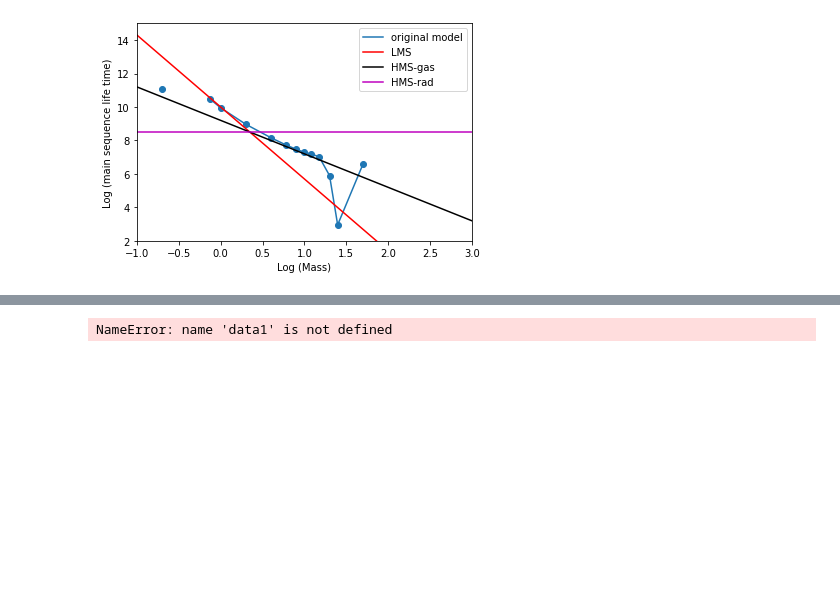
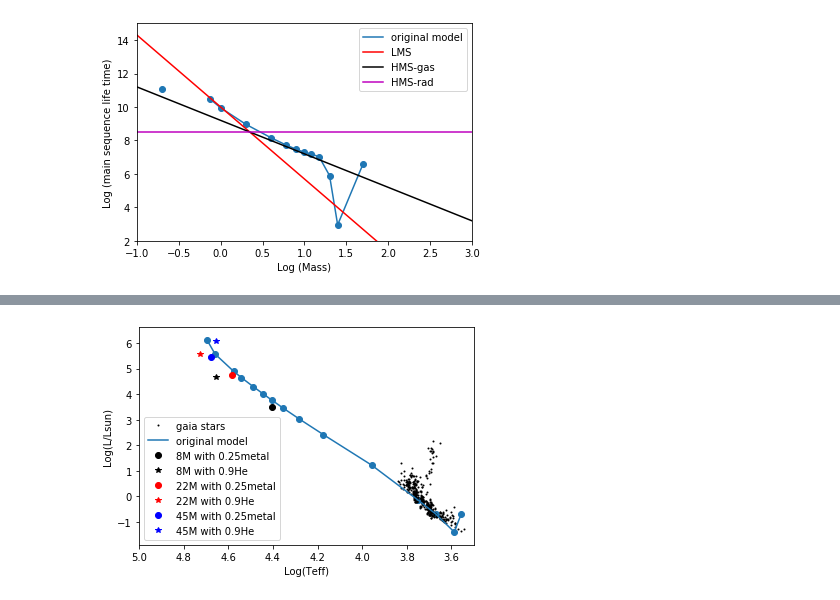
Before and after one commit to ibikadaeze/ast1501, a Jupyter notebook: Homology-MainSequence.ipynb, the cells around one changed output, grey strips where cells are left out. Cells and saved outputs as stored; diff of their text form; code cells hidden in the pictures; blank space fills up the shorter version.

```diff
--- a/Homology-MainSequence.ipynb
+++ b/Homology-MainSequence.ipynb
@@ -7,8 +7,8 @@ from astropy.io import ascii
 # %%
 file='Results.csv'
 data = ascii.read(file,format='csv')
-#file2='datalteff.csv'
-#data2 = ascii.read(file2,format='csv')
+file2='datalteff.csv'
+data2 = ascii.read(file2,format='csv')
 # %% [markdown]
 ## HR Diagram:
 # %%
@@ -238,25 +241,30 @@ plt.savefig('ques3e.pdf')
 # %%
-logTeff = np.log10(data1['Teff'])
-logL = data1['lg_L']
+logTeff = np.log10(data['Teff'])
+logL = data['lg_L']
 
 
 luminosity =np.log10(data2['lum_val'])
 teff = (data2['logteff'])
 plt.figure()
 plt.plot(teff,luminosity,'k.', markersize=2,label ='gaia stars')
 #plt.xlim(3.85,3.50)
 #Model data:
 plt.plot(logTeff,logL, label ='original model')
 plt.scatter(logTeff,logL)
-plt.plot(np.log10(4.9e4),4.67, 'ko',label = '8 solar masses')
-plt.plot(np.log10(6.18e4),5.575, 'r*',label = '22 solar masses')
-plt.plot(np.log10(6.466e4),6.077, 'b^',label = '45 solar masses')
+
+plt.plot(np.log10(2.523e4),3.507, 'ko',label = '8M with 0.25metal')
+plt.plot(np.log10(4.51e4),4.668, 'k*',label = '8M with 0.9He')
+plt.plot(np.log10(3.845e4),4.7385, 'ro',label = '22M with 0.25metal')
+plt.plot(np.log10(5.3e4),5.5747, 'r*',label = '22M with 0.9He')
+plt.plot(np.log10(4.764e4),5.4568, 'bo',label = '45M with 0.25metal')
+plt.plot(np.log10(4.518e4),6.07887, 'b*',label = '45M with 0.9He')
+
 plt.xlabel('Log(Teff)')
 plt.ylabel('Log(L/Lsun)')
 plt.legend()
-plt.xlim(5.0,3.0)
-plt.ylim(-2,7)
+plt.xlim(5.0,3.5)
+#plt.ylim(-2,7)
 #plt.show()
 plt.savefig('ques3f.pdf')
 # %% [output]
-NameError: name 'data1' is not defined
+[figure, added]
```
Also changed, not shown: parts of 1 cell of this notebook.
